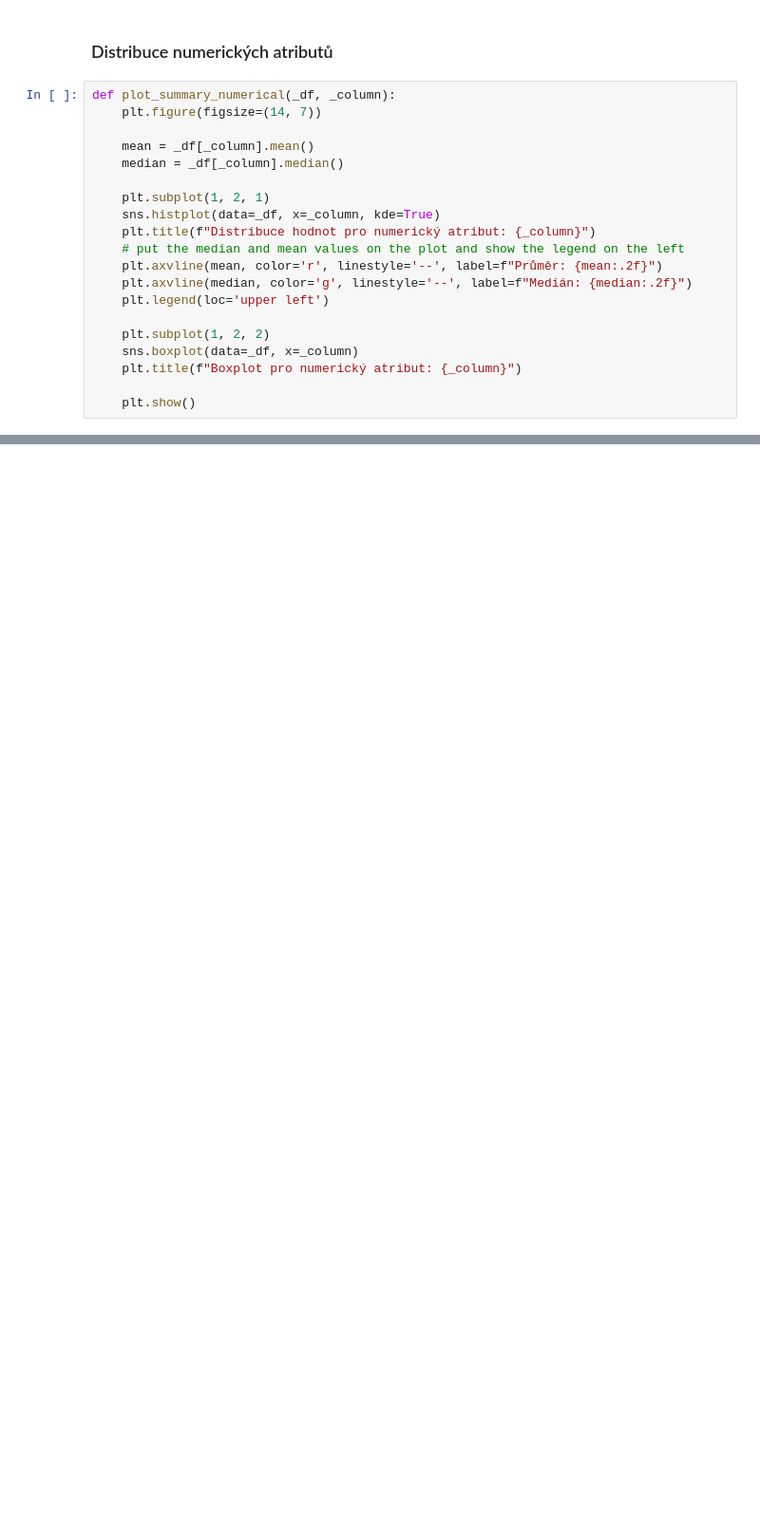
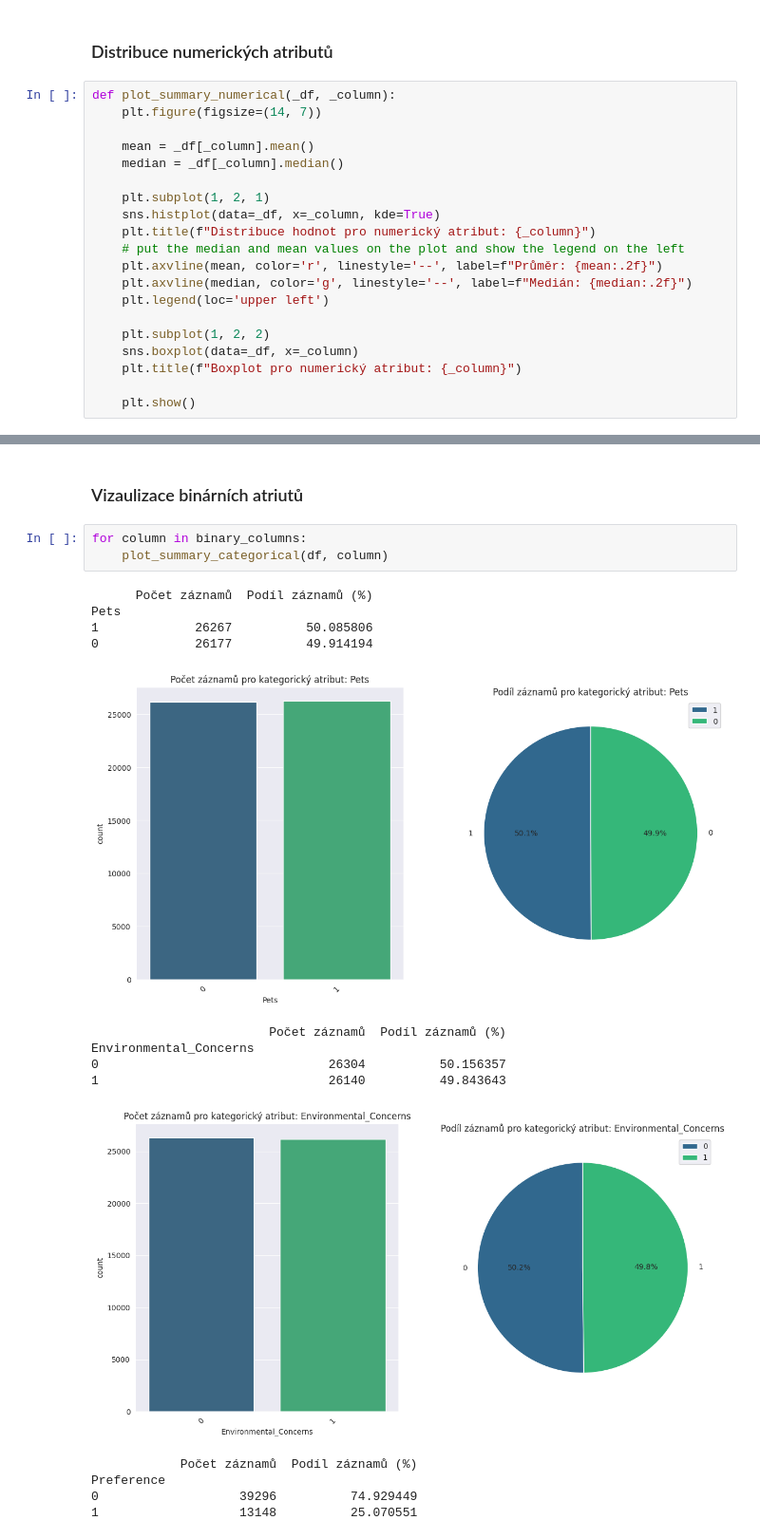
Before and after one commit to SLI0124/strojove-uceni, a Jupyter notebook: projects/data_clustering.ipynb, the cells around one changed output, grey strips where cells are left out. Shown at 95% size. Cells and saved outputs as stored; diff of their text form; blank space fills up the shorter version.

```diff
--- a/projects/data_clustering.ipynb
+++ b/projects/data_clustering.ipynb
@@ -236,0 +245,20 @@ for column in numerical_columns:
+# %% [markdown]
+### Vizaulizace binárních atriutů
+# %%
+for column in binary_columns:
+    plot_summary_categorical(df, column)
+# %% [output]
+      Počet záznamů  Podíl záznamů (%)
+Pets
+1             26267          50.085806
+0             26177          49.914194
+[figure, added]
+                        Počet záznamů  Podíl záznamů (%)
+Environmental_Concerns
+0                               26304          50.156357
+1                               26140          49.843643
+[figure, added]
+            Počet záznamů  Podíl záznamů (%)
+Preference
+0                   39296          74.929449
+1                   13148          25.070551
```
Also changed, not shown: parts of 29 cells of this notebook.
